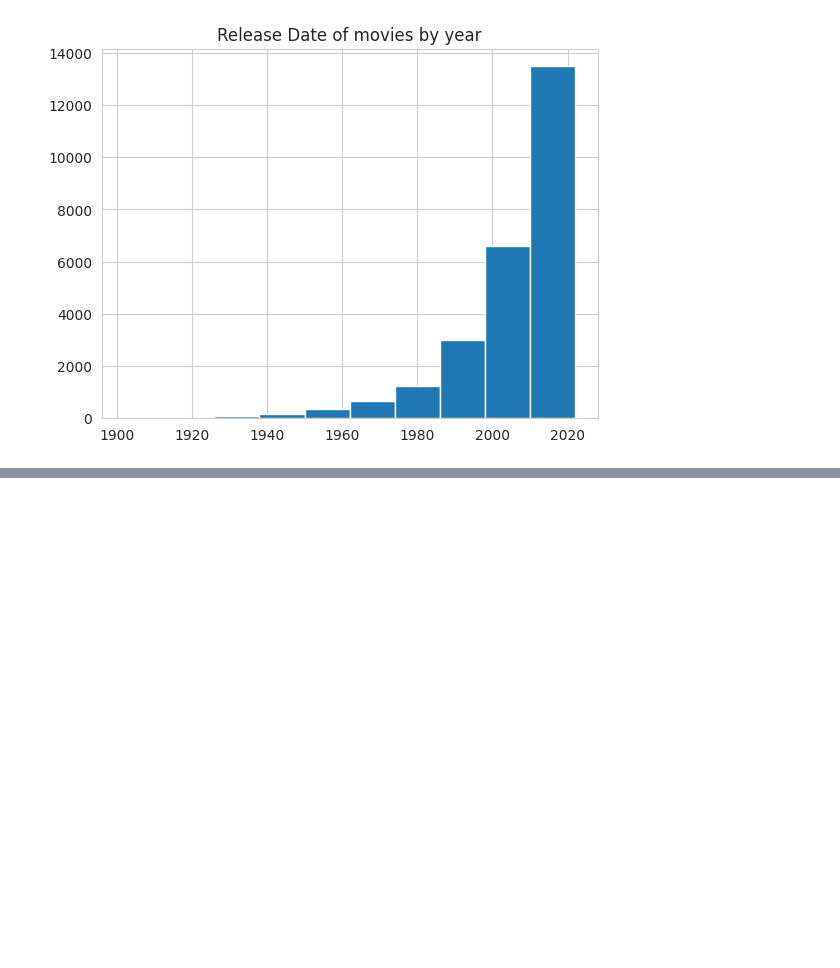
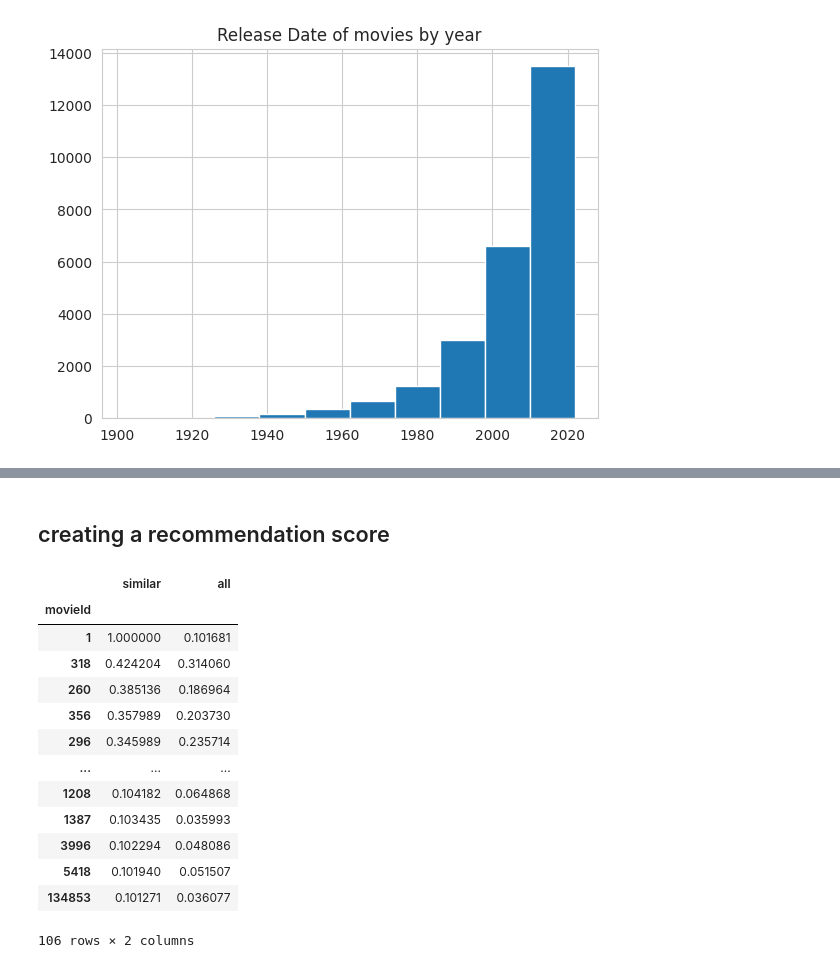
Before and after one commit to ak-pydev/kaggle_projects, a Jupyter notebook: movie_recommendation.ipynb, the cells around one changed output, grey strips where cells are left out. Cells and saved outputs as stored; diff of their text form; code cells hidden in the pictures; blank space fills up the shorter version.

```diff
--- a/movie_recommendation.ipynb
+++ b/movie_recommendation.ipynb
@@ -242,0 +349,3 @@ Text(0.5, 1.0, 'Release Date of movies by year')
+# %%
+similar_user_recs  = similar_user_recs.value_counts() / len (similar_users)
+similar_user_recs = similar_user_recs[similar_user_recs >.1]
@@ -242,0 +370,2 @@ Text(0.5, 1.0, 'Release Date of movies by year')
+# %%
+all_users = rating[(rating["movieId"].isin(similar_user_recs.index)&(rating["rating"]> 4.3))]
@@ -242,0 +390,2 @@ Text(0.5, 1.0, 'Release Date of movies by year')
+# %% [markdown]
+## creating a recommendation score
@@ -242,0 +395,17 @@ Text(0.5, 1.0, 'Release Date of movies by year')
+# %%
+rec_percentages
+# %% [output]
+|  | similar | all |
+| movieId |  |  |
+| 1 | 1.000000 | 0.101681 |
+| 318 | 0.424204 | 0.314060 |
+| 260 | 0.385136 | 0.186964 |
+| 356 | 0.357989 | 0.203730 |
+| 296 | 0.345989 | 0.235714 |
+| ... | ... | ... |
+| 1208 | 0.104182 | 0.064868 |
+| 1387 | 0.103435 | 0.035993 |
+| 3996 | 0.102294 | 0.048086 |
+| 5418 | 0.101940 | 0.051507 |
+| 134853 | 0.101271 | 0.036077 |
+106 rows × 2 columns
```
Also changed, not shown: parts of 34 cells of this notebook.
